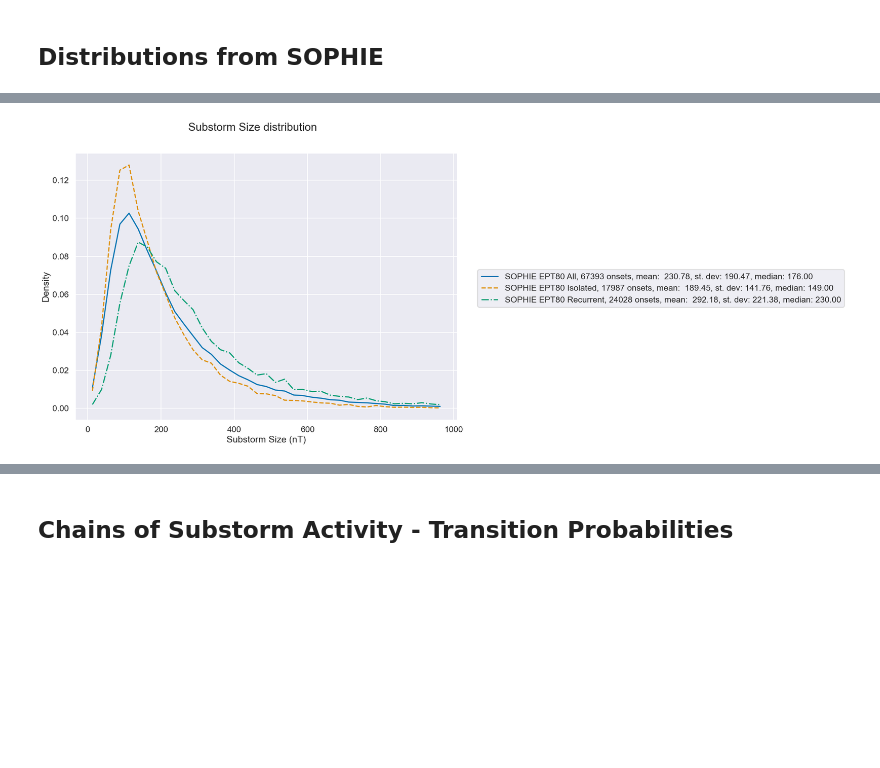
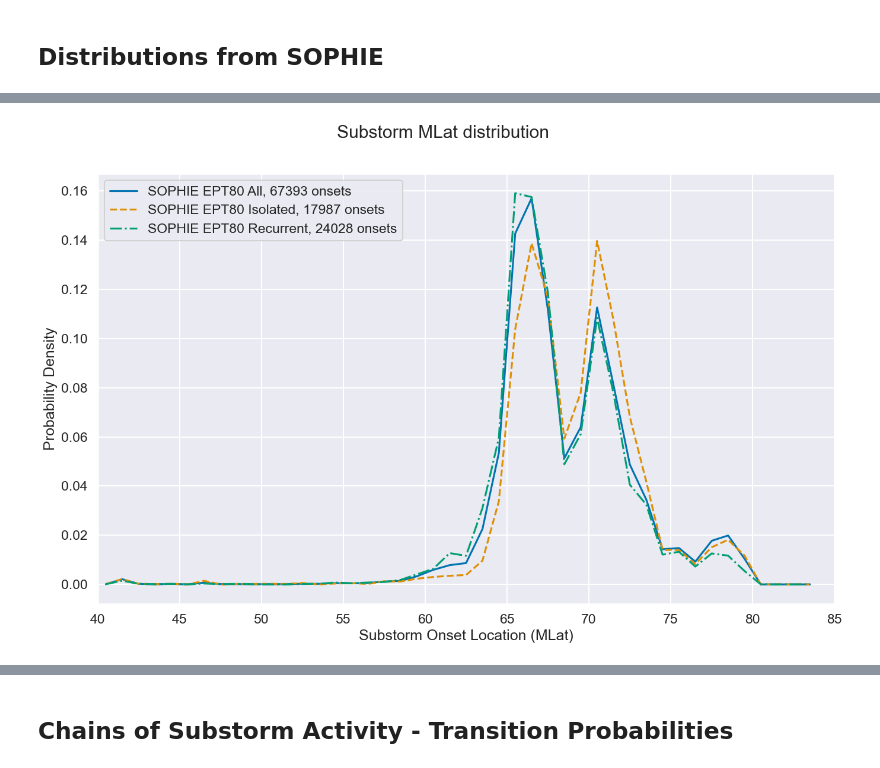
Before and after one commit to christianlao12/DP1_DP2_Project, a Jupyter notebook: substorm_type_statistics.ipynb, the cells around one changed output, grey strips where cells are left out. Cells and saved outputs as stored; diff of their text form; code cells hidden in the pictures; blank space fills up the shorter version.

```diff
--- a/substorm_type_statistics.ipynb
+++ b/substorm_type_statistics.ipynb
@@ -251,20 +251,22 @@ onsetnumbers[2] += len(firster)
 means = [np.mean(i['Waiting Time'])/pd.Timedelta(1,'h') for i in onsetlists]
 stdevs = [np.std(i['Waiting Time'])/pd.Timedelta(1,'h') for i in onsetlists]
 medians = [np.median(i['Waiting Time'])/pd.Timedelta(1,'h') for i in onsetlists]
-labels = ["{}, {} onsets, mean:  {:.2f}, st. dev: {:.2f}, median: {:.2f}".format(labels[i],onsetnumbers[i],means[i],stdevs[i],medians[i]) for i in range(len(onsetlists))]
+# labels = ["{}, {} onsets, mean:  {:.2f}, st. dev: {:.2f}, median: {:.2f}".format(labels[i],onsetnumbers[i],means[i],stdevs[i],medians[i]) for i in range(len(onsetlists))]
+labels = ["{}, {} onsets".format(labels[i],onsetnumbers[i]) for i in range(len(onsetlists))]
 
 lines = ['solid','dashed','dashdot']
 wts = [waitingtime_hist(i) for i in onsetlists]
-fig, axes = plt.subplots(figsize=(12,9))
+fig, axes = plt.subplots(figsize=(14,9))
 
 for i in range(len(onsetlists)):
     axes.plot(wts[i]['Waiting Time'],wts[i]['Density'], label=labels[i], ls=lines[i])
 
 axes.xaxis.set_minor_locator(ticker.MultipleLocator(1))
 axes.set_xlabel('Waiting time (hours)')
-axes.set_ylabel('Density')
+axes.set_ylabel('Probability Density')
 axes.grid(True,'both')
 fig.suptitle('Substorm waiting time distribution', y=1)
-fig.legend(bbox_to_anchor=(1, .5), loc='center left')
+# fig.legend(bbox_to_anchor=(1, .5), loc='center left')
+axes.legend(loc='upper right')
 fig.tight_layout(pad=1)
 # %% [output]
@@ -286,19 +324,21 @@ onsetnumbers[2] += len(firster)
 means = [np.mean(i['Duration'])/pd.Timedelta(1,'m') for i in onsetlists]
 stdevs = [np.std(i['Duration'])/pd.Timedelta(1,'m') for i in onsetlists]
 medians = [np.median(i['Duration'])/pd.Timedelta(1,'m') for i in onsetlists]
-labels = ["{}, {} onsets, mean:  {:.2f}, st. dev: {:.2f}, median: {:.2f}".format(labels[i],onsetnumbers[i],means[i],stdevs[i],medians[i]) for i in range(len(onsetlists))]
+# labels = ["{}, {} onsets, mean:  {:.2f}, st. dev: {:.2f}, median: {:.2f}".format(labels[i],onsetnumbers[i],means[i],stdevs[i],medians[i]) for i in range(len(onsetlists))]
+labels = ["{}, {} onsets".format(labels[i],onsetnumbers[i]) for i in range(len(onsetlists))]
 
 lines = ['solid','dashed','dashdot']
 wts = [duration_hist(i) for i in onsetlists]
-fig, axes = plt.subplots(figsize=(12,9))
+fig, axes = plt.subplots(figsize=(14,9))
 
 for i in range(len(onsetlists)):
     axes.plot(wts[i]['Duration'],wts[i]['Density'], label=labels[i], ls=lines[i])
 
 axes.set_xlabel('Expansion Duration (mins)')
-axes.set_ylabel('Density')
+axes.set_ylabel('Probability Density')
 axes.grid(True,'both')
 fig.suptitle('Substorm Expansion Duration distribution', y=1)
-fig.legend(bbox_to_anchor=(1, .5), loc='center left')
+# fig.legend(bbox_to_anchor=(1, .5), loc='center left')
+axes.legend(loc='upper right')
 fig.tight_layout()
 # %% [output]
@@ -306,35 +346,39 @@ fig.tight_layout()
 # %%
-def size_hist(array):
-    x, y = np.histogram(-array['Delbay'],bins=np.arange(0,1000,25))
-    y = y + 12.5
+def mlat_hist(array):
+    x, y = np.histogram(array['MLat'],bins=np.arange(40,85,1))
+    y = y + .5
     y = y[:-1]
-    d = {'Size':y,'Density':x/np.sum(x)}
+    d = {'MLat':y,'Density':x/np.sum(x)}
     df = pd.DataFrame(d)
     return df
 
 onsetlists = [sophie80onsetdf, gergnoflag, erernoflag]
 labels = ['SOPHIE EPT80 All', 'SOPHIE EPT80 Isolated','SOPHIE EPT80 Recurrent']
 onsetnumbers = [len(i) for i in onsetlists]
 onsetnumbers[1] += len(firstgerg)
 onsetnumbers[2] += len(firster)
-means = [np.nanmean(-i['Delbay']) for i in onsetlists]
-stdevs = [np.nanstd(-i['Delbay']) for i in onsetlists]
-medians = [np.nanmedian(-i['Delbay']) for i in onsetlists]
-labels = ["{}, {} onsets, mean:  {:.2f}, st. dev: {:.2f}, median: {:.2f}".format(labels[i],onsetnumbers[i],means[i],stdevs[i],medians[i]) for i in range(len(onsetlists))]
+means = [np.mean(i['MLat']) for i in onsetlists]
+stdevs = [np.std(i['MLat']) for i in onsetlists]
+medians = [np.median(i['MLat']) for i in onsetlists]
+# labels = ["{}, {} onsets, mean:  {:.2f}, st. dev: {:.2f}, median: {:.2f}".format(labels[i],onsetnumbers[i],means[i],stdevs[i],medians[i]) for i in range(len(onsetlists))]
+labels = ["{}, {} onsets".format(labels[i],onsetnumbers[i]) for i in range(len(onsetlists))]
 
 lines = ['solid','dashed','dashdot']
-wts = [size_hist(i) for i in onsetlists]
-fig, axes = plt.subplots(figsize=(12,9))
+wts = [mlat_hist(i) for i in onsetlists]
+fig, axes = plt.subplots(figsize=(14,9))
 
 for i in range(len(onsetlists)):
-    axes.plot(wts[i]['Size'],wts[i]['Density'], label=labels[i],ls=lines[i])
+    axes.plot(wts[i]['MLat'],wts[i]['Density'], label=labels[i],ls=lines[i])
 
-axes.set_xlabel('Substorm Size (nT)')
-axes.set_ylabel('Density')
+
+axes.set_xlim(40,85)
+axes.set_xlabel('Substorm Onset Location (MLat)')
+axes.set_ylabel('Probability Density')
 axes.grid(True,'both')
-fig.suptitle('Substorm Size distribution', y=1)
-fig.legend(bbox_to_anchor=(1, .5), loc='center left')
+fig.suptitle('Substorm MLat distribution', y=1)
+# fig.legend(bbox_to_anchor=(1, .5), loc='center left')
+axes.legend(loc='upper left')
 fig.tight_layout()
 # %% [output]
-[figure, old version]
+[figure, new version]
 # %%
```
Also changed, not shown: parts of 8 cells of this notebook.
